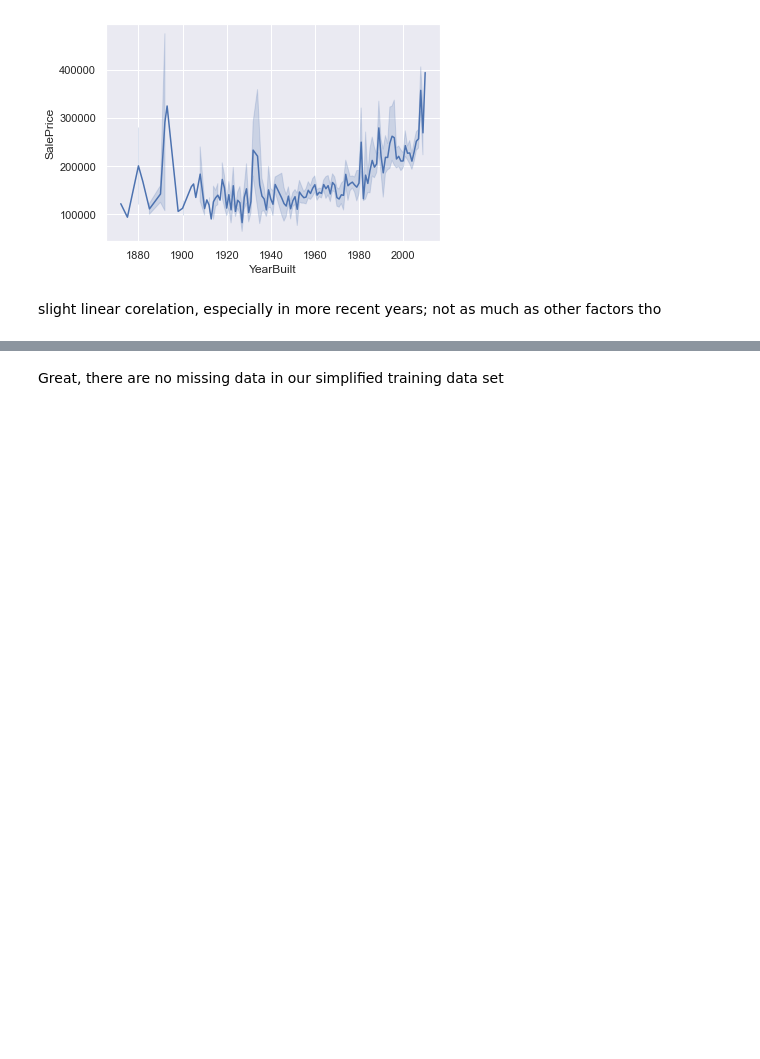
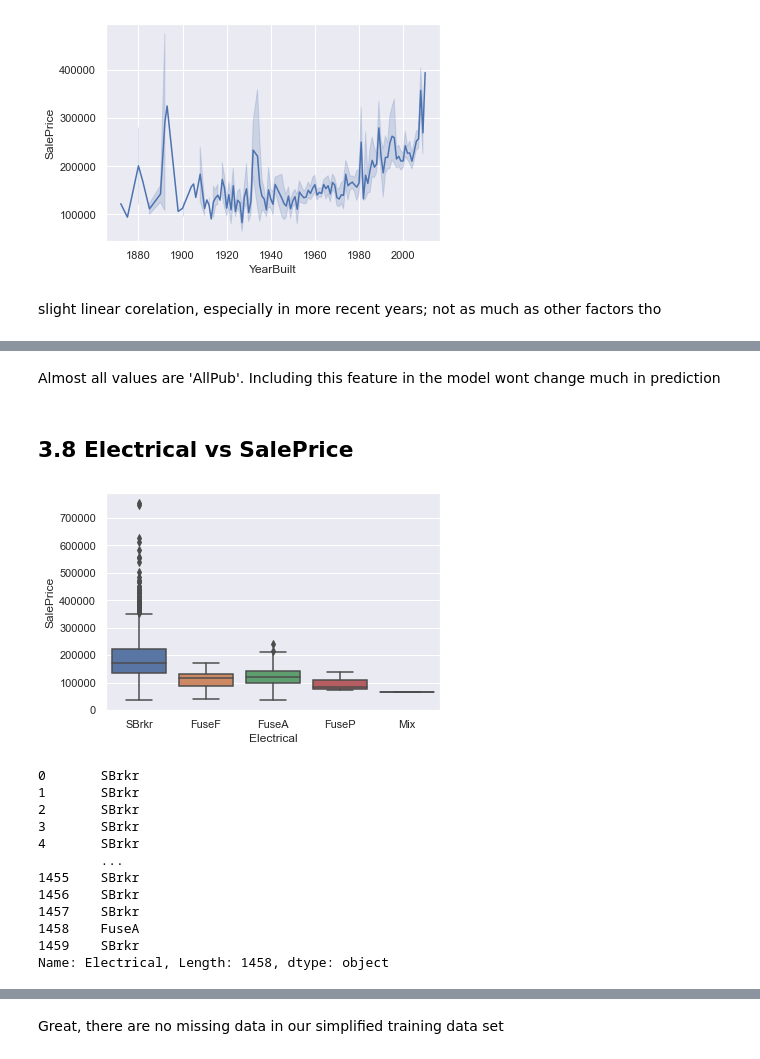
Before and after one commit to abh1n4v/HousePricePrediction, a Jupyter notebook: House_code.ipynb, the cells around one changed output, grey strips where cells are left out. Cells and saved outputs as stored; diff of their text form; code cells hidden in the pictures; blank space fills up the shorter version.

```diff
--- a/House_code.ipynb
+++ b/House_code.ipynb
@@ -277,0 +290,22 @@ slight linear corelation, especially in more recent years; not as much as other
+# %% [markdown]
+Almost all values are 'AllPub'. Including this feature in the model wont change much in prediction
+# %% [markdown]
+## 3.8 Electrical vs SalePrice ##
+# %%
+sns.boxplot(train['Electrical'], train['SalePrice'])
+plt.show()
+train['Electrical']
+# %% [output]
+[figure, added]
+0       SBrkr
+1       SBrkr
+2       SBrkr
+3       SBrkr
+4       SBrkr
+        ...
+1455    SBrkr
+1456    SBrkr
+1457    SBrkr
+1458    FuseA
+1459    SBrkr
+Name: Electrical, Length: 1458, dtype: object
```
Also changed, not shown: parts of 26 cells of this notebook, 1 other file.
